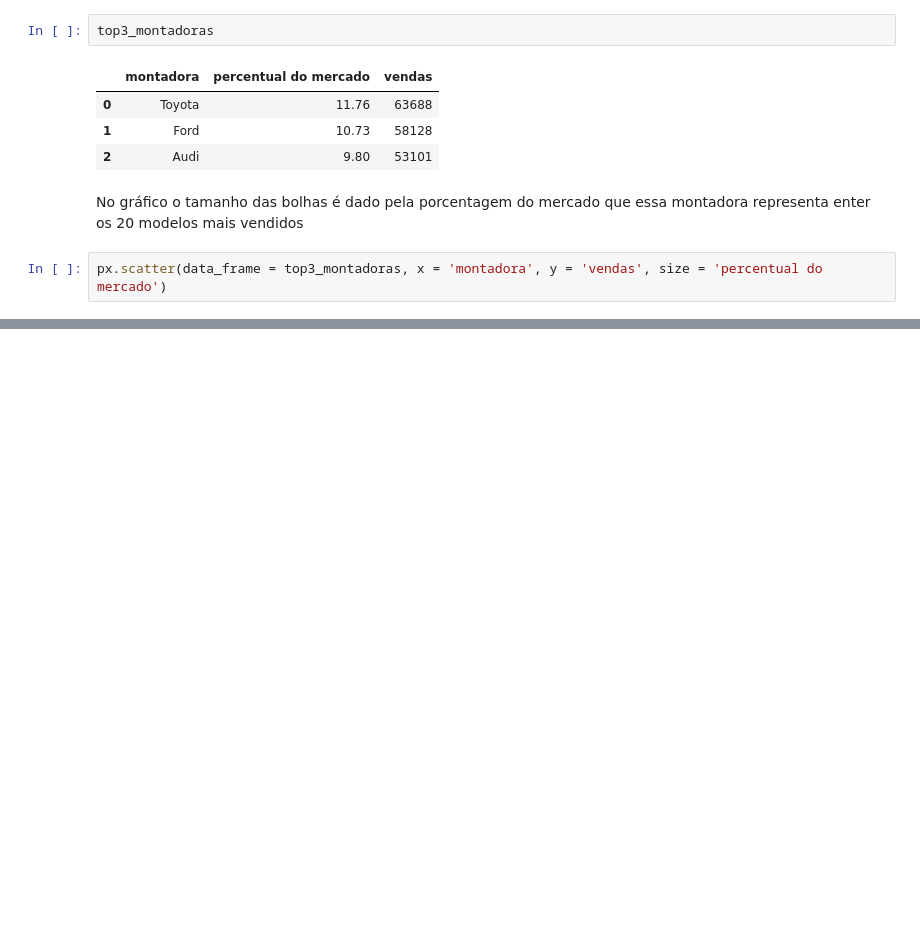
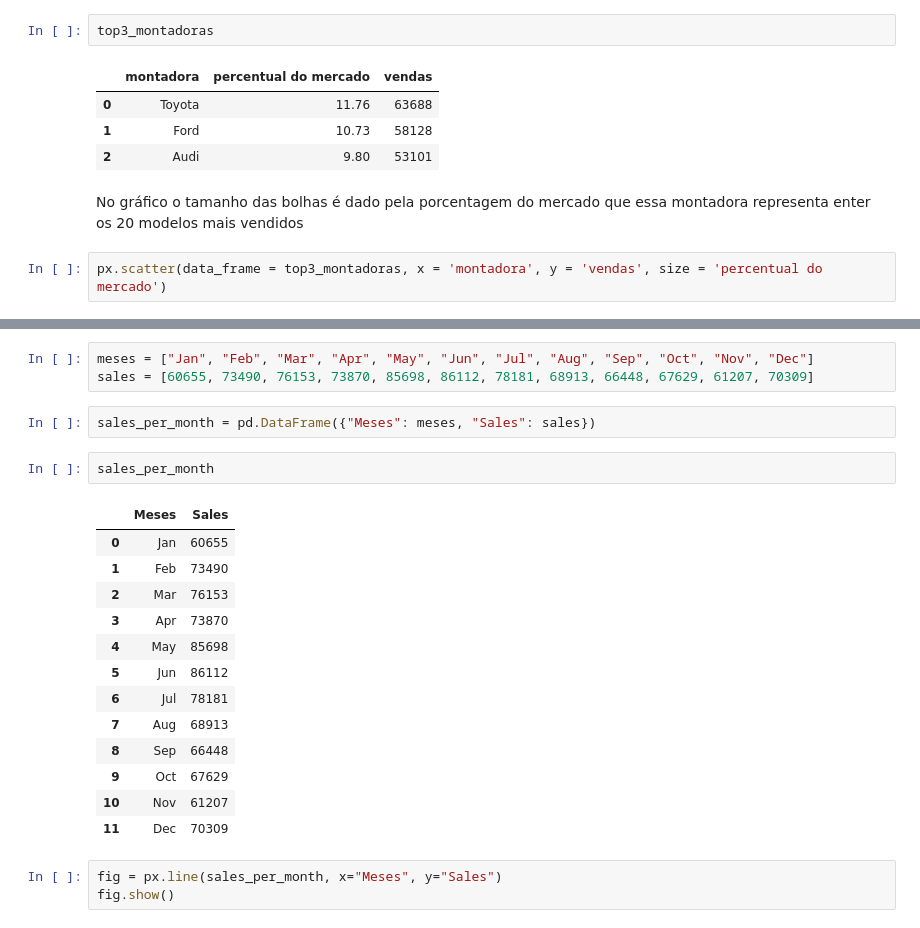
Before and after one commit to vitoriawillani1991/Car_sales_Canada, a Jupyter notebook: Canada_Cars.ipynb, the cells around one changed output, grey strips where cells are left out. Cells and saved outputs as stored; diff of their text form; blank space fills up the shorter version.

```diff
--- a/Canada_Cars.ipynb
+++ b/Canada_Cars.ipynb
@@ -264,0 +375,24 @@ px.scatter(data_frame = top3_montadoras, x = 'montadora', y = 'vendas', size = '
+# %%
+meses = ["Jan", "Feb", "Mar", "Apr", "May", "Jun", "Jul", "Aug", "Sep", "Oct", "Nov", "Dec"]
+sales = [60655, 73490, 76153, 73870, 85698, 86112, 78181, 68913, 66448, 67629, 61207, 70309]
+# %%
+sales_per_month = pd.DataFrame({"Meses": meses, "Sales": sales})
+# %%
+sales_per_month
+# %% [output]
+|  | Meses | Sales |
+| 0 | Jan | 60655 |
+| 1 | Feb | 73490 |
+| 2 | Mar | 76153 |
+| 3 | Apr | 73870 |
+| 4 | May | 85698 |
+| 5 | Jun | 86112 |
+| 6 | Jul | 78181 |
+| 7 | Aug | 68913 |
+| 8 | Sep | 66448 |
+| 9 | Oct | 67629 |
+| 10 | Nov | 61207 |
+| 11 | Dec | 70309 |
+# %%
+fig = px.line(sales_per_month, x="Meses", y="Sales")
+fig.show()
```
Also changed, not shown: parts of 18 cells of this notebook.
